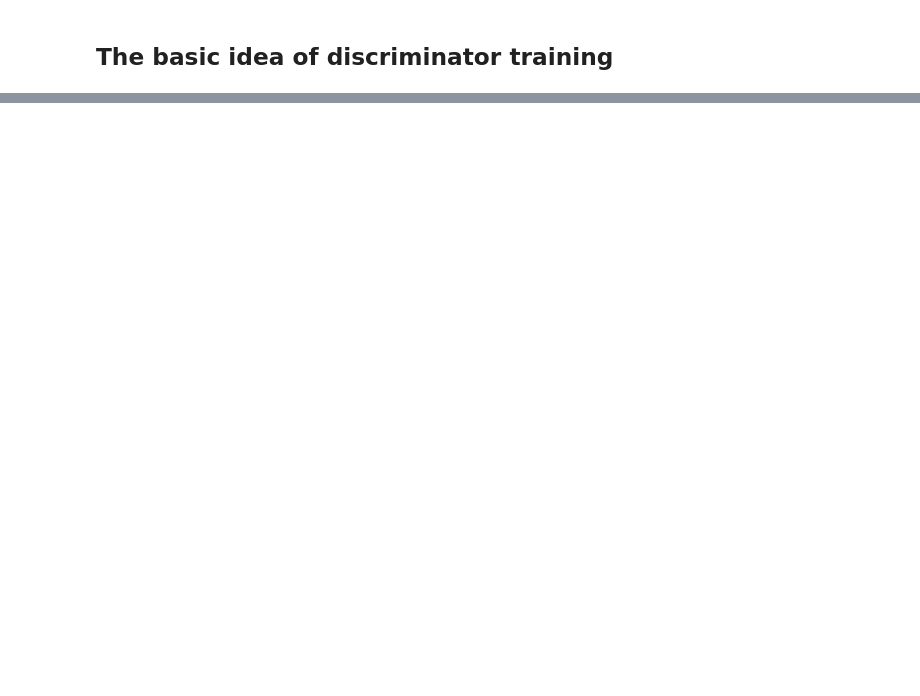
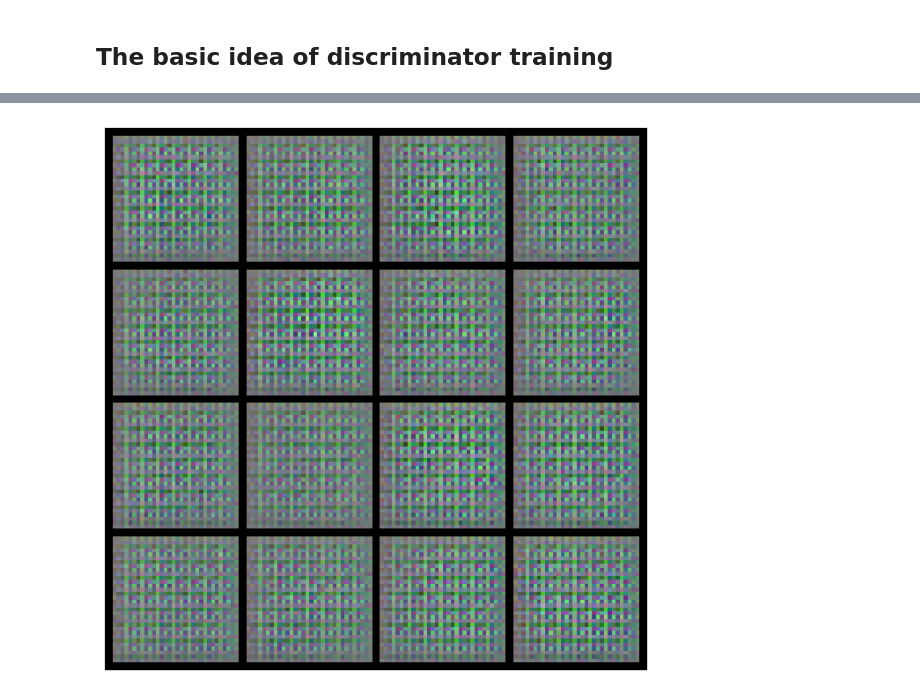
Before and after one commit to my-alaska/Image-Recognition, a Jupyter notebook: GANs/generative_adversarial_networks.ipynb, the cells around one changed output, grey strips where cells are left out. Cells and saved outputs as stored; diff of their text form; code cells hidden in the pictures; blank space fills up the shorter version.

Commit message:
model tranining. But not learning :(

```diff
--- a/GANs/generative_adversarial_networks.ipynb
+++ b/GANs/generative_adversarial_networks.ipynb
@@ -240,6 +249,6 @@ tensor(0.7694, device='cuda:0', grad_fn=<BinaryCrossEntropyBackward0>)
 # %%
 batch = torch.stack([get_normal(64) for _ in range(BATCH_SIZE)])
-labels = torch.ones(BATCH_SIZE) + torch.rand(BATCH_SIZE) * 0.1 - 0.05
+labels = torch.ones(BATCH_SIZE)
 labels = labels.clip(max=1).reshape((-1, 1)).to(device)
 
 generator_opt = torch.optim.Adam(generator.parameters(), lr=0.00001)
@@ -257,0 +268,6 @@ tensor(0.6436, device='cuda:0', grad_fn=<BinaryCrossEntropyBackward0>)
+# %%
+n_full_batches = data.shape[0] // BATCH_SIZE
+n_ending_elems = data.shape[0] % BATCH_SIZE
+batches = [
+    data[i * BATCH_SIZE : (i + 1) * BATCH_SIZE] for i in range(n_full_batches)
+] + [data[-n_ending_elems:]]
@@ -257,0 +288,72 @@ tensor(0.6436, device='cuda:0', grad_fn=<BinaryCrossEntropyBackward0>)
+# %%
+constant_for_comparison = torch.stack([get_normal(64) for _ in range(16)])
+# %%
+discriminator = Discriminator().to(device)
+generator = Generator().to(device)
+discriminator_opt = torch.optim.Adam(
+    discriminator.parameters(), lr=0.00001, weight_decay=0.01
+)
+generator_opt = torch.optim.Adam(generator.parameters(), lr=0.00001)
+loss_function = nn.BCELoss()
+# %%
+epoch_loss = []
+for epoch in range(3000):
+    dis_loss = 0
+    gen_loss = 0
+    for batch in batches:
+        batch_size = batch.shape[0]
+
+        # Training discriminator
+        discriminator_opt.zero_grad()
+
+        real_labels = torch.ones(batch_size) - torch.rand(batch_size) * 0.005
+        generated_batch = generator.forward(
+            torch.stack(
+                [torch.normal(torch.zeros(64), 1).to(device) for _ in range(batch_size)]
+            )
+        )
+        generated_labels = torch.zeros(batch_size) + torch.rand(batch_size) * 0.005
+        disc_batch = torch.concat([batch, generated_batch])
+        labels = torch.concat([real_labels, generated_labels])
+        labels = labels.clip(min=0, max=1).reshape((-1, 1)).to(device)
+
+        y_pred = discriminator(disc_batch)
+        loss = loss_function(y_pred, labels)
+        dis_loss += loss
+
+        loss.backward()
+        discriminator_opt.step()
+
+        # Training generator
+        generator_opt.zero_grad()
+
+        gen_batch = torch.stack([get_normal(64) for _ in range(batch_size)])
+        generated_labels = torch.ones(batch_size) + torch.rand(batch_size)
+        generated_labels = (
+            generated_labels.clip(min=0, max=1).reshape((-1, 1)).to(device)
+        )
+
+        images = generator(gen_batch)
+        y_pred = discriminator(images)
+        loss = loss_function(y_pred, generated_labels)
+        gen_loss += loss
+
+        loss.backward()
+        generator_opt.step()
+
+    if epoch % 50 == 0 and epoch > 0:
+        print("epoch: ", epoch)
+        epoch_loss.append((dis_loss, gen_loss))
+        print("d loss: ", dis_loss / len(batches))
+        print("g loss: ", gen_loss / len(batches))
+        save_state(
+            discriminator,
+            generator,
+            discriminator_opt,
+            generator_opt,
+            "./saved_models",
+            epoch,
+        )
+        images = generator.forward(constant_for_comparison)
+        scale_and_display(images.cpu(), normalize=True)
+# %% [output]
@@ -257,0 +363 @@ tensor(0.6436, device='cuda:0', grad_fn=<BinaryCrossEntropyBackward0>)
+[figure, added]
```
Also changed, not shown: parts of 20 cells of this notebook, 1 other file.
